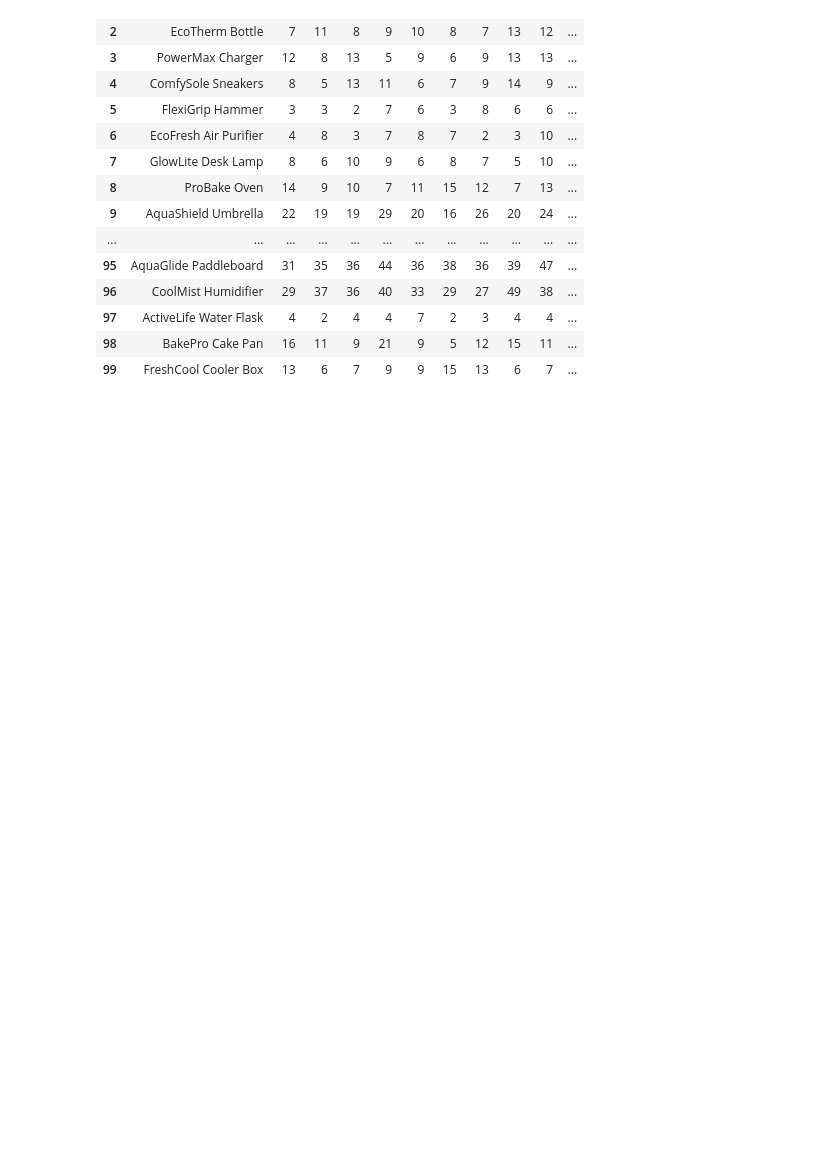
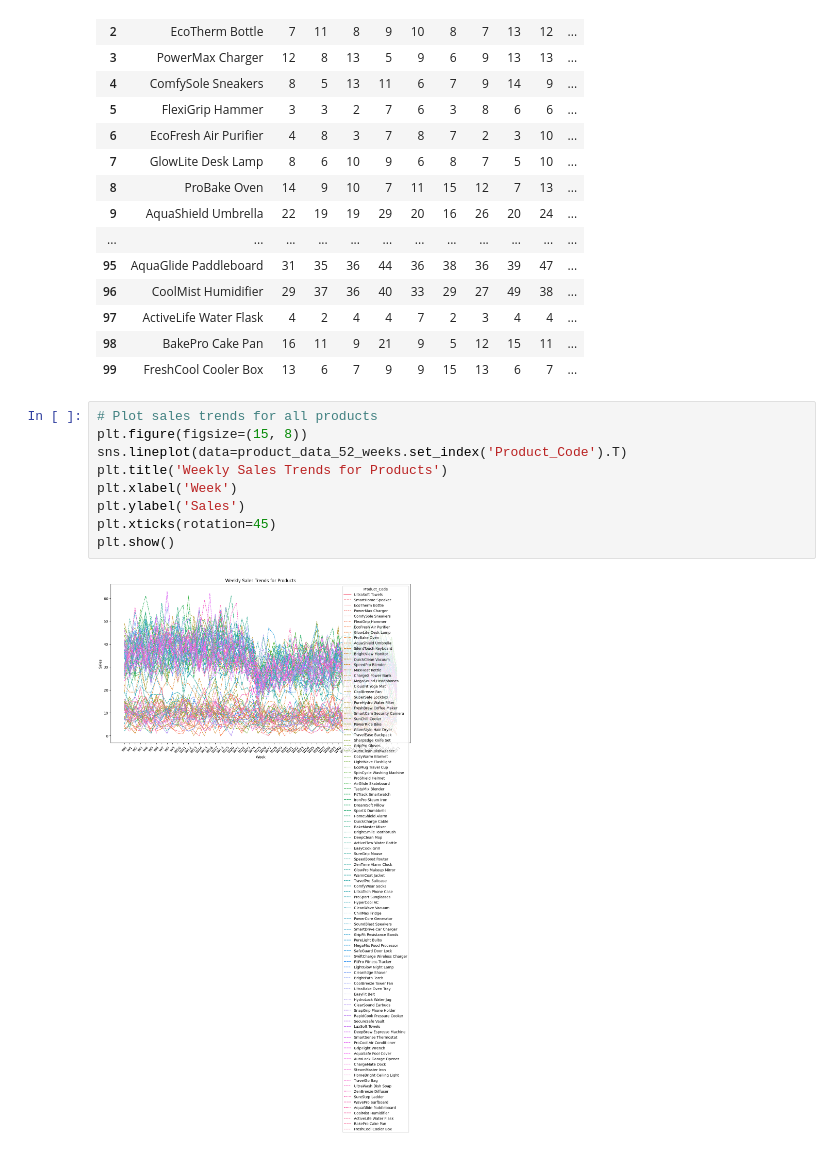
Before and after one commit to bbrims/COMSC230-Presentation, a Jupyter notebook: COMSC230-Presentation.ipynb, the cells around one changed output. Saved outputs shown, nothing was run; the diff lists cells and outputs as text; blank space fills up the shorter version.

```diff
--- a/COMSC230-Presentation.ipynb
+++ b/COMSC230-Presentation.ipynb
@@ -70,3 +70,14 @@ product_data_52_weeks
 | 97 | ActiveLife Water Flask | 4 | 2 | 4 | 4 | 7 | 2 | 3 | 4 | 4 | ... |
 | 98 | BakePro Cake Pan | 16 | 11 | 9 | 21 | 9 | 5 | 12 | 15 | 11 | ... |
 | 99 | FreshCool Cooler Box | 13 | 6 | 7 | 9 | 9 | 15 | 13 | 6 | 7 | ... |
+# %%
+# Plot sales trends for all products
+plt.figure(figsize=(15, 8))
+sns.lineplot(data=product_data_52_weeks.set_index('Product_Code').T)
+plt.title('Weekly Sales Trends for Products')
+plt.xlabel('Week')
+plt.ylabel('Sales')
+plt.xticks(rotation=45)
+plt.show()
+# %% [output]
+[figure, added]
```
Also changed, not shown: parts of 7 cells of this notebook.
